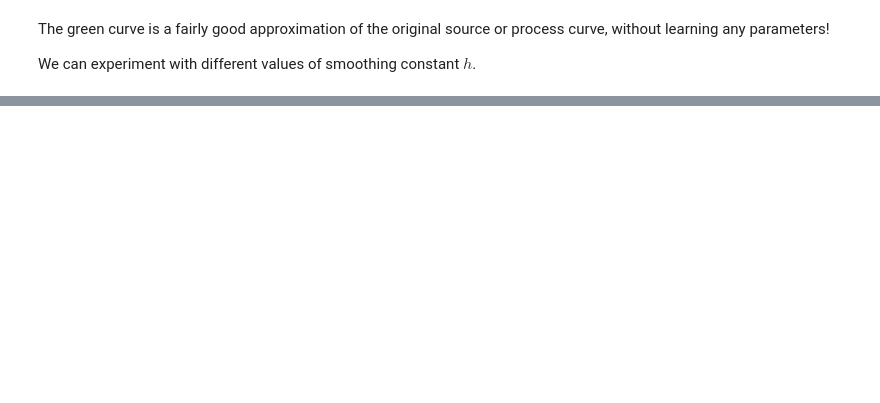
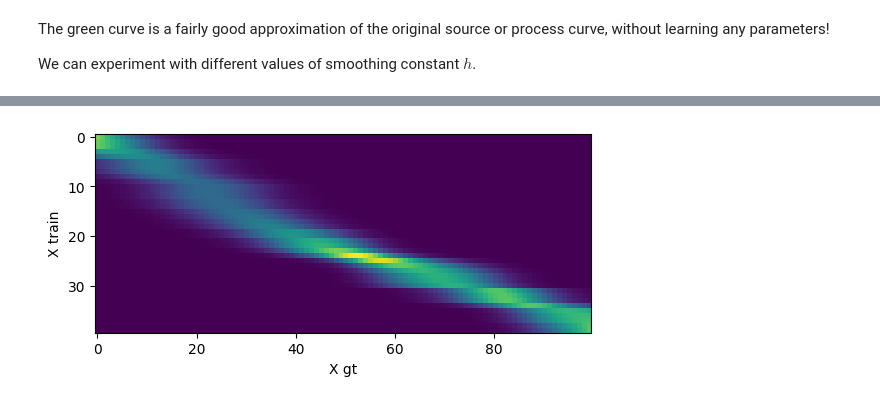
Before and after one commit to novastar53/novastar53.github.io, a Jupyter notebook: site/nadaray-watson.ipynb, the cells around one changed output, grey strips where cells are left out. Saved outputs shown, nothing was run; the diff lists cells and outputs as text; code cells hidden in the pictures; blank space fills up the shorter version.

```diff
--- a/site/nadaray-watson.ipynb
+++ b/site/nadaray-watson.ipynb
@@ -132,0 +141,7 @@ Manim Community v0.18.1
+# %%
+plt.imshow(attn_weights)
+plt.xlabel("X gt")
+plt.ylabel("X train")
+plt.show()
+# %% [output]
+[figure, added]
```
Also changed, not shown: parts of 9 cells of this notebook, 29 other files.
